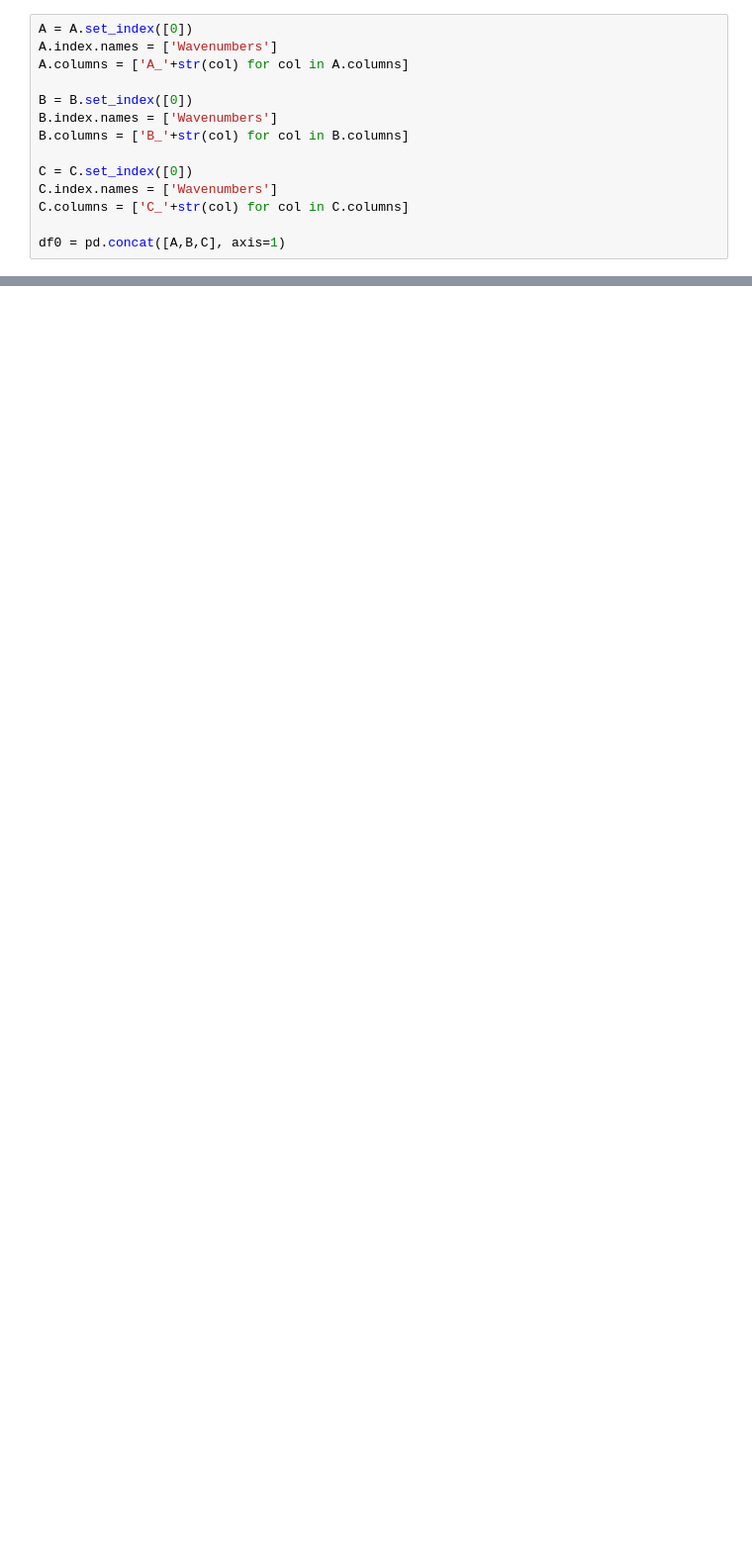
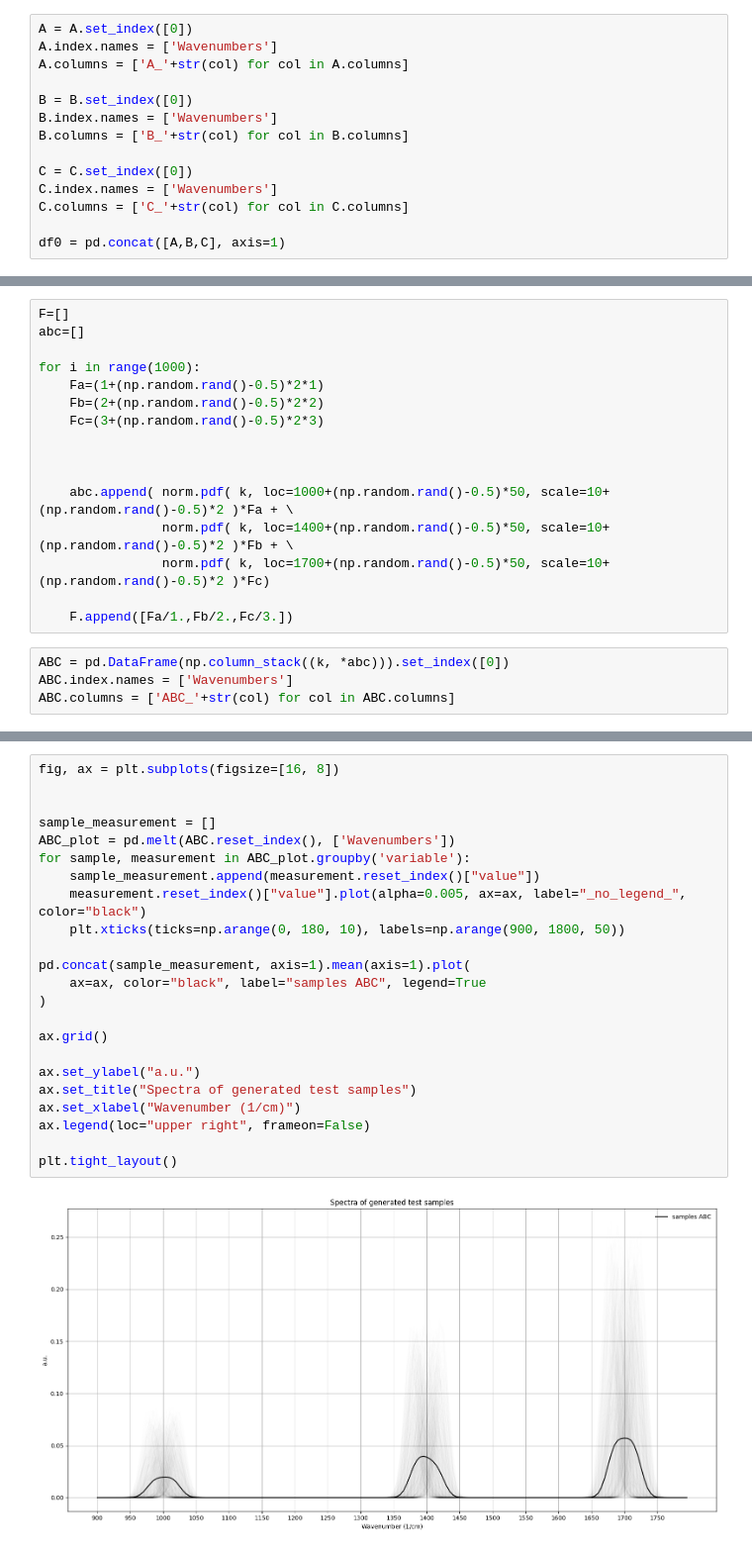
Before and after one commit to karol-pa/Spectra_Classification_Exercises, a Jupyter notebook: exercise_2.ipynb, the cells around one changed output, grey strips where cells are left out. Shown: that part at 99% size. Cells and saved outputs as stored; diff of their text form; blank space fills up the shorter version.

```diff
--- a/exercise_2.ipynb
+++ b/exercise_2.ipynb
@@ -109,0 +112,20 @@ df0
+# %%
+F=[]
+abc=[]
+
+for i in range(1000):
+    Fa=(1+(np.random.rand()-0.5)*2*1)
+    Fb=(2+(np.random.rand()-0.5)*2*2)
+    Fc=(3+(np.random.rand()-0.5)*2*3)
+
+
+
+    abc.append( norm.pdf( k, loc=1000+(np.random.rand()-0.5)*50, scale=10+(np.random.rand()-0.5)*2 )*Fa + \
+                norm.pdf( k, loc=1400+(np.random.rand()-0.5)*50, scale=10+(np.random.rand()-0.5)*2 )*Fb + \
+                norm.pdf( k, loc=1700+(np.random.rand()-0.5)*50, scale=10+(np.random.rand()-0.5)*2 )*Fc)
+
+    F.append([Fa/1.,Fb/2.,Fc/3.])
+# %%
+ABC = pd.DataFrame(np.column_stack((k, *abc))).set_index([0])
+ABC.index.names = ['Wavenumbers']
+ABC.columns = ['ABC_'+str(col) for col in ABC.columns]
@@ -109,0 +149,25 @@ df0
+# %%
+fig, ax = plt.subplots(figsize=[16, 8])
+
+
+sample_measurement = []
+ABC_plot = pd.melt(ABC.reset_index(), ['Wavenumbers'])
+for sample, measurement in ABC_plot.groupby('variable'):
+    sample_measurement.append(measurement.reset_index()["value"])
+    measurement.reset_index()["value"].plot(alpha=0.005, ax=ax, label="_no_legend_", color="black")
+    plt.xticks(ticks=np.arange(0, 180, 10), labels=np.arange(900, 1800, 50))
+
+pd.concat(sample_measurement, axis=1).mean(axis=1).plot(
+    ax=ax, color="black", label="samples ABC", legend=True
+)
+
+ax.grid()
+
+ax.set_ylabel("a.u.")
+ax.set_title("Spectra of generated test samples")
+ax.set_xlabel("Wavenumber (1/cm)")
+ax.legend(loc="upper right", frameon=False)
+
+plt.tight_layout()
+# %% [output]
+[figure, added]
```
Also changed, not shown: parts of 12 cells of this notebook.
